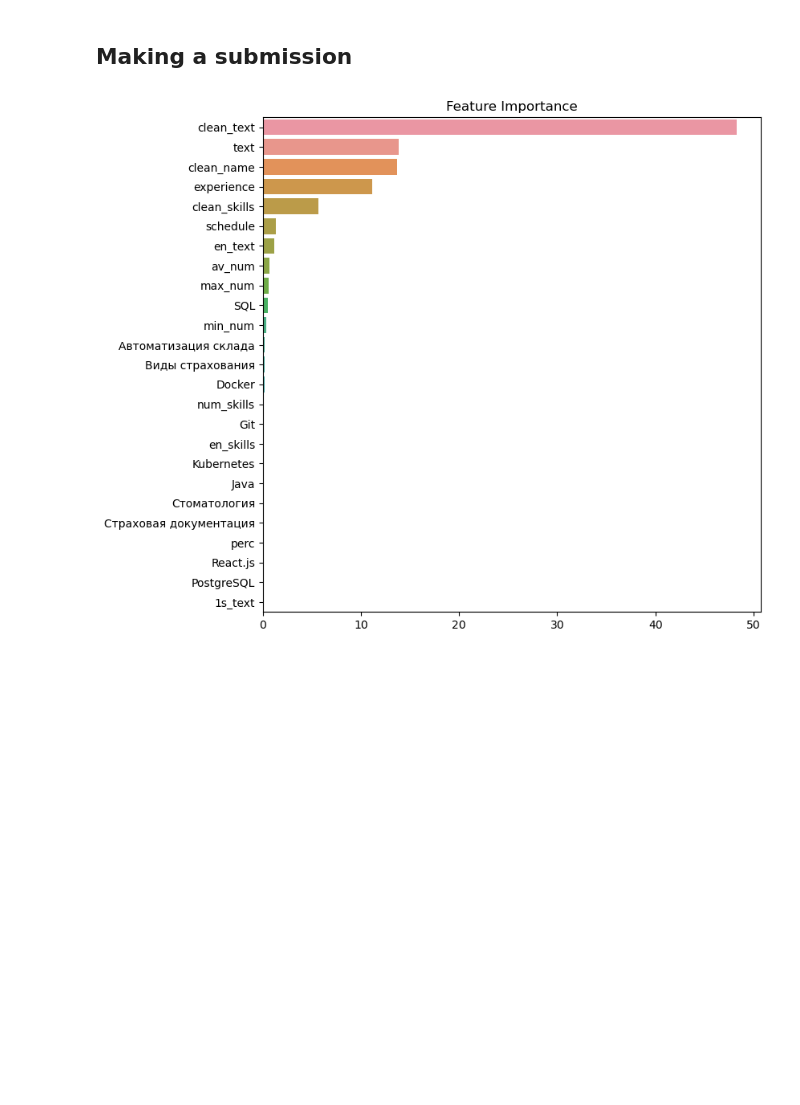
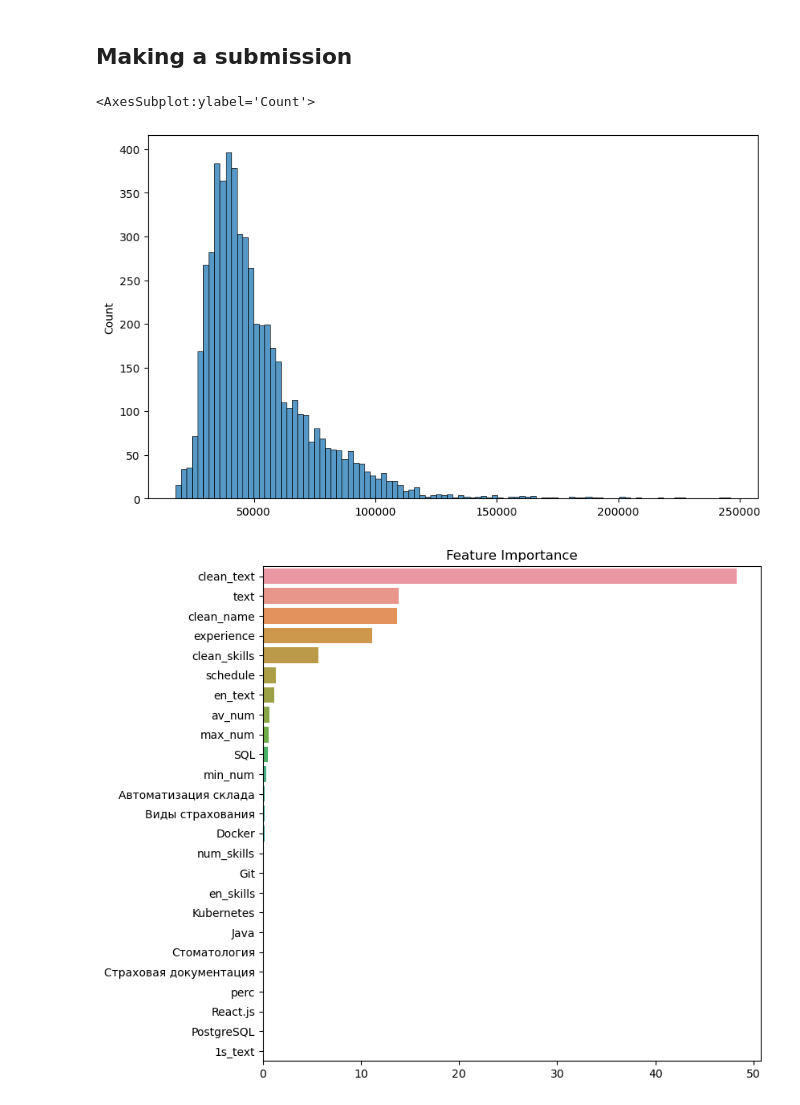
Before and after one commit to OispovIA/Salary_pred, a Jupyter notebook: 2nd_step_nlp.ipynb, the cells around one changed output. Drawn from its saved outputs; the diff is of its cells as text; code cells hidden in the pictures; blank space fills up the shorter version.

```diff
--- a/2nd_step_nlp.ipynb
+++ b/2nd_step_nlp.ipynb
@@ -477,6 +478,11 @@ df_train.drop(columns = features_to_drop_catboost).shape
 ## Making a submission
 # %%
 pred_catboost = cat.predict(test_pool)
+# %%
+sns.histplot(pred_catboost, bins=100)
+# %% [output]
+<AxesSubplot:ylabel='Count'>
+[figure, added]
 # %%
 pred_to_csv(pred_catboost, "catboost") # LB 0.49764
 # %%
```
Also changed, not shown: parts of 34 cells of this notebook.
